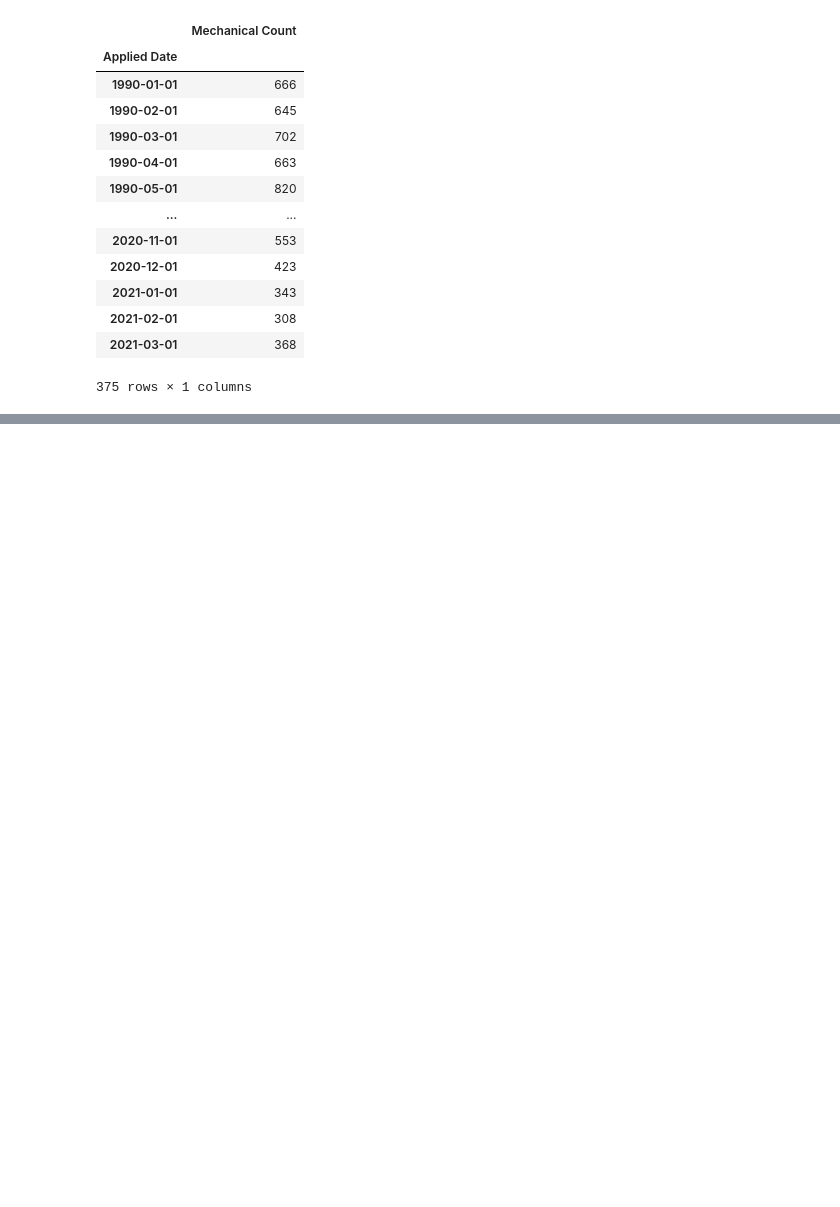
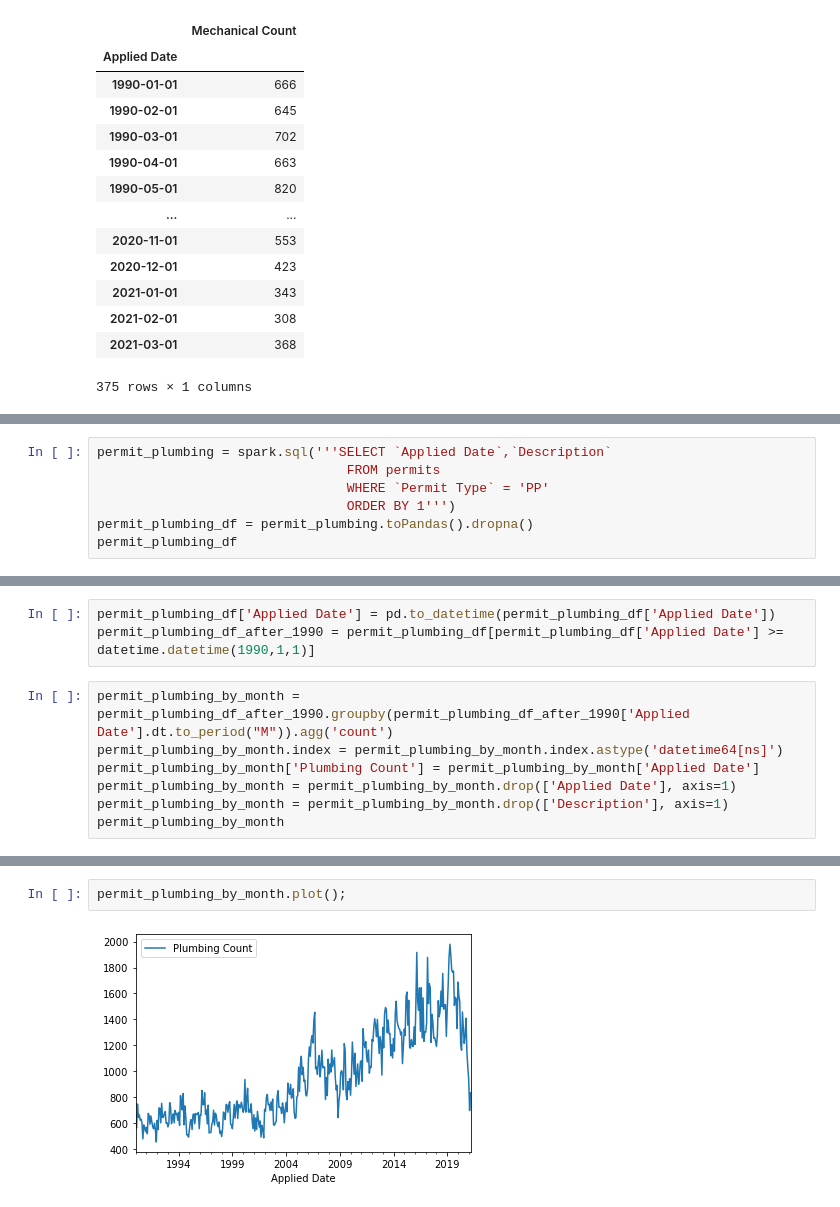
Before and after one commit to rezaganj/Capstone1-Construction-Permits-Austin-TX, a Jupyter notebook: notebooks/main.ipynb, the cells around one changed output, grey strips where cells are left out. Drawn from its saved outputs; the diff is of its cells as text; blank space fills up the shorter version.

```diff
--- a/notebooks/main.ipynb
+++ b/notebooks/main.ipynb
@@ -498,0 +533,7 @@ permit_mechanical_by_month.plot()
+# %%
+permit_plumbing = spark.sql('''SELECT `Applied Date`,`Description`
+                                FROM permits
+                                WHERE `Permit Type` = 'PP'
+                                ORDER BY 1''')
+permit_plumbing_df = permit_plumbing.toPandas().dropna()
+permit_plumbing_df
@@ -498,0 +554,10 @@ permit_mechanical_by_month.plot()
+# %%
+permit_plumbing_df['Applied Date'] = pd.to_datetime(permit_plumbing_df['Applied Date'])
+permit_plumbing_df_after_1990 = permit_plumbing_df[permit_plumbing_df['Applied Date'] >= datetime.datetime(1990,1,1)]
+# %%
+permit_plumbing_by_month = permit_plumbing_df_after_1990.groupby(permit_plumbing_df_after_1990['Applied Date'].dt.to_period("M")).agg('count')
+permit_plumbing_by_month.index = permit_plumbing_by_month.index.astype('datetime64[ns]')
+permit_plumbing_by_month['Plumbing Count'] = permit_plumbing_by_month['Applied Date']
+permit_plumbing_by_month = permit_plumbing_by_month.drop(['Applied Date'], axis=1)
+permit_plumbing_by_month = permit_plumbing_by_month.drop(['Description'], axis=1)
+permit_plumbing_by_month
@@ -498,0 +579,4 @@ permit_mechanical_by_month.plot()
+# %%
+permit_plumbing_by_month.plot();
+# %% [output]
+[figure, added]
```
Also changed, not shown: parts of 12 cells of this notebook.
